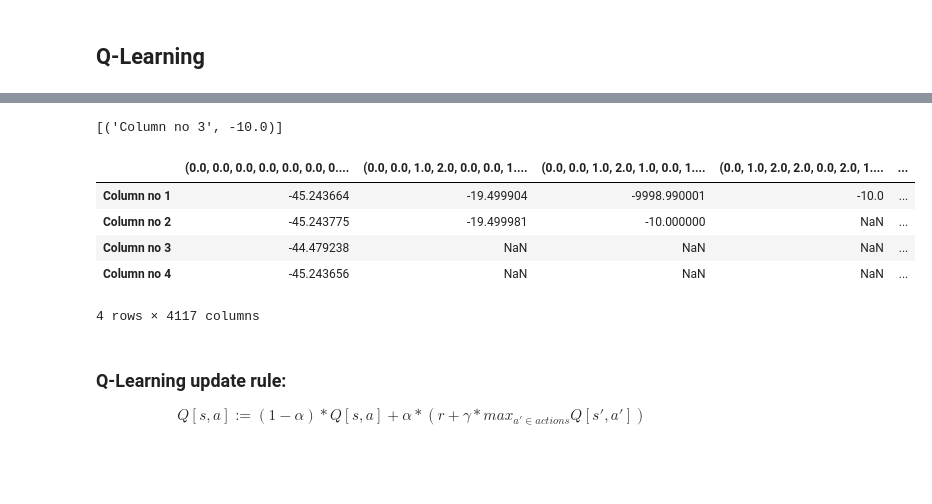
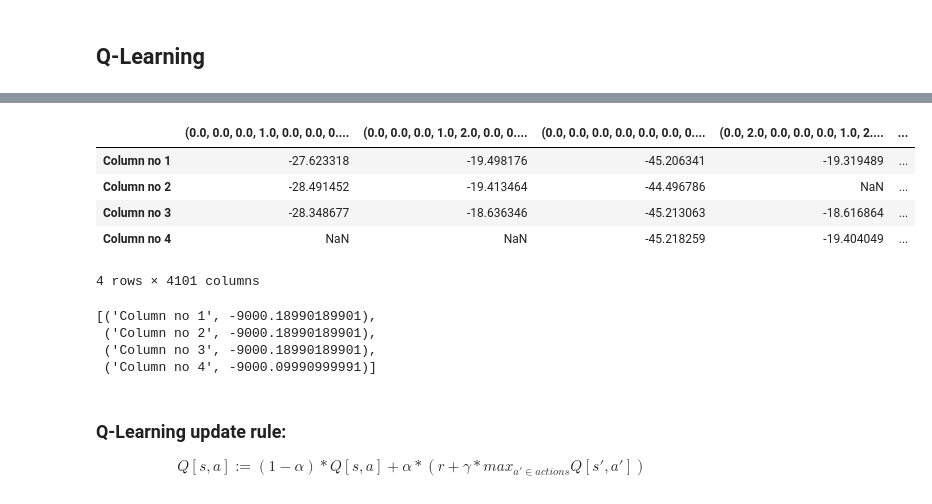
Before and after one commit to gaetanserre/Reinforcement-learning-algorithms, a Jupyter notebook: Q-Learning/Q-Learning.ipynb, the cells around one changed output, grey strips where cells are left out. Saved outputs shown, nothing was run; the diff lists cells and outputs as text; code cells hidden in the pictures; blank space fills up the shorter version.

```diff
--- a/Q-Learning/Q-Learning.ipynb
+++ b/Q-Learning/Q-Learning.ipynb
@@ -72,17 +71,19 @@ agent.choose_action(p1, policy[1])
+# %%
+agent.policy_to_df(policy[1])
+# %% [output]
+|  | (0.0, 0.0, 0.0, 1.0, 0.0, 0.0, 0.... | (0.0, 0.0, 0.0, 1.0, 2.0, 0.0, 0.... | (0.0, 0.0, 0.0, 0.0, 0.0, 0.0, 0.... | (0.0, 2.0, 0.0, 0.0, 0.0, 1.0, 2.... | ... |
+| Column no 1 | -27.623318 | -19.498176 | -45.206341 | -19.319489 | ... |
+| Column no 2 | -28.491452 | -19.413464 | -44.496786 | NaN | ... |
+| Column no 3 | -28.348677 | -18.636346 | -45.213063 | -18.616864 | ... |
+| Column no 4 | NaN | NaN | -45.218259 | -19.404049 | ... |
+4 rows × 4101 columns
 # %%
-get_policy_score(p1, policy[1], s)
+get_policy_score(p, policy[0], Connect4(1).state)
 # %% [output]
-[('Column no 3', -10.0)]
+[('Column no 1', -9000.18990189901),
+ ('Column no 2', -9000.18990189901),
+ ('Column no 3', -9000.18990189901),
+ ('Column no 4', -9000.09990999991)]
-# %%
-df = agent.policy_to_df(policy[1])
-df
-# %% [output]
-|  | (0.0, 0.0, 0.0, 0.0, 0.0, 0.0, 0.... | (0.0, 0.0, 1.0, 2.0, 0.0, 0.0, 1.... | (0.0, 0.0, 1.0, 2.0, 1.0, 0.0, 1.... | (0.0, 1.0, 2.0, 2.0, 0.0, 2.0, 1.... | ... |
-| Column no 1 | -45.243664 | -19.499904 | -9998.990001 | -10.0 | ... |
-| Column no 2 | -45.243775 | -19.499981 | -10.000000 | NaN | ... |
-| Column no 3 | -44.479238 | NaN | NaN | NaN | ... |
-| Column no 4 | -45.243656 | NaN | NaN | NaN | ... |
-4 rows × 4117 columns
 # %% [markdown]
 ### Q-Learning update rule:
 $$
```
Also changed, not shown: parts of 3 cells of this notebook, 2 other files.
